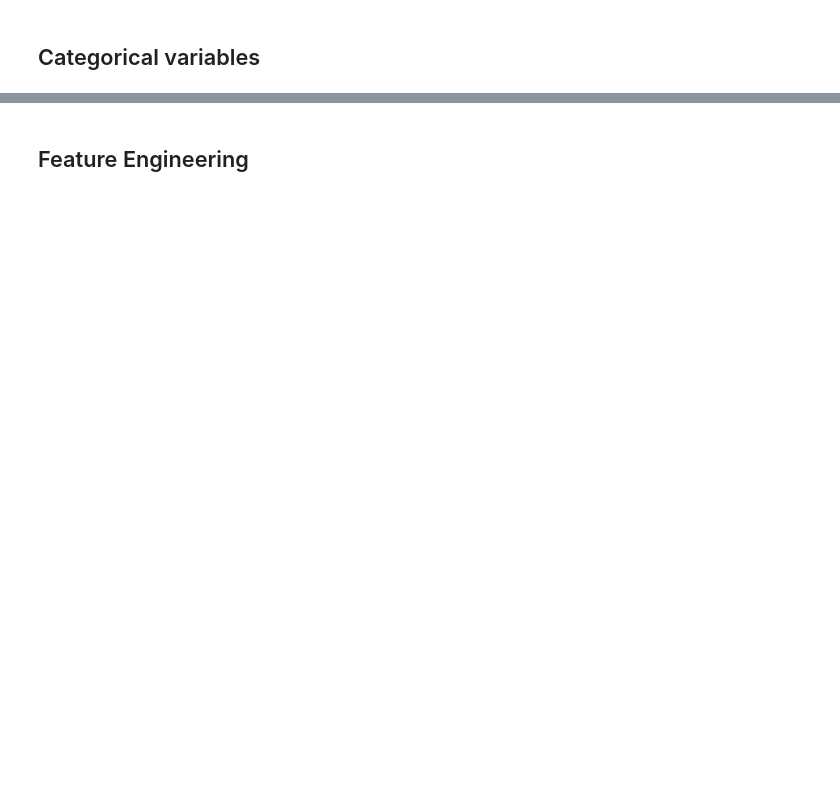
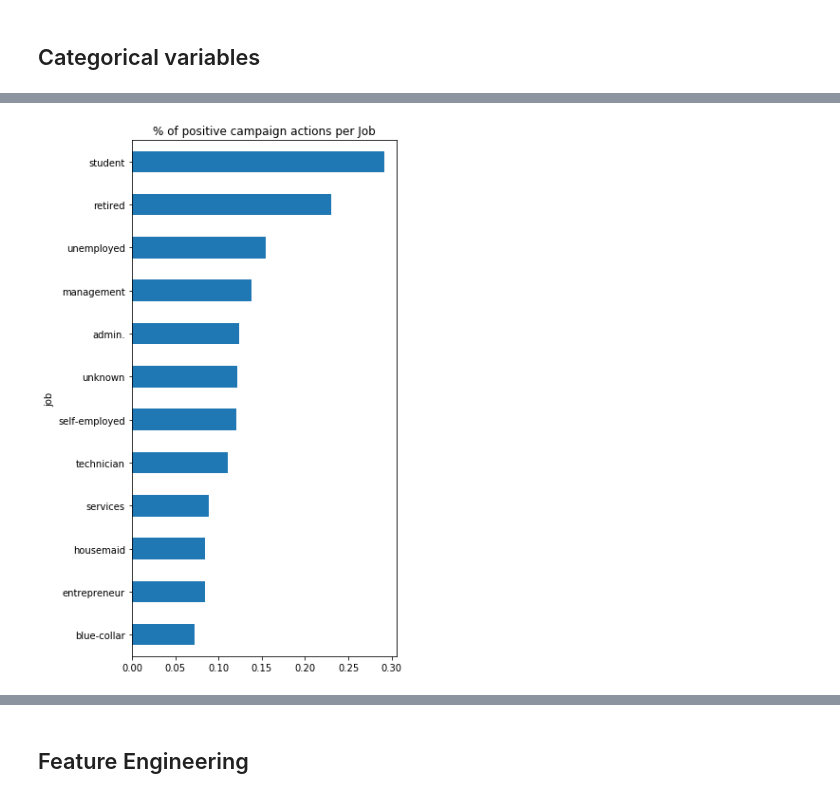
Before and after one commit to murilommen/data-insight-assessment, a Jupyter notebook: data_exploration.ipynb, the cells around one changed output, grey strips where cells are left out. Drawn from its saved outputs; the diff is of its cells as text; code cells hidden in the pictures; blank space fills up the shorter version.

```diff
--- a/data_exploration.ipynb
+++ b/data_exploration.ipynb
@@ -93,0 +132,6 @@ sns.pairplot(data=df, hue='y')
+# %%
+plt.figure(figsize=(5,10))
+plt.title('% of positive campaign actions per Job')
+(df[df['y']=='yes'].groupby(by='job').size() / df.groupby(by='job').size()).sort_values(ascending=True).plot.barh();
+# %% [output]
+[figure, added]
```
Also changed, not shown: parts of 51 cells of this notebook.
